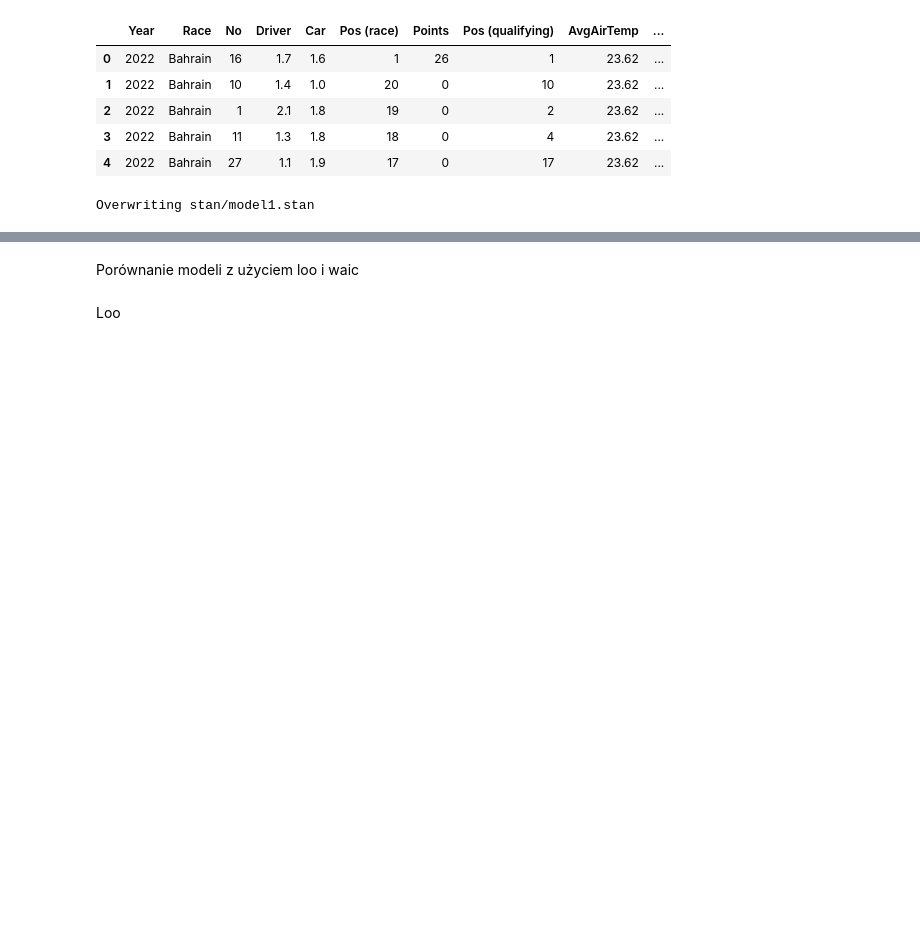
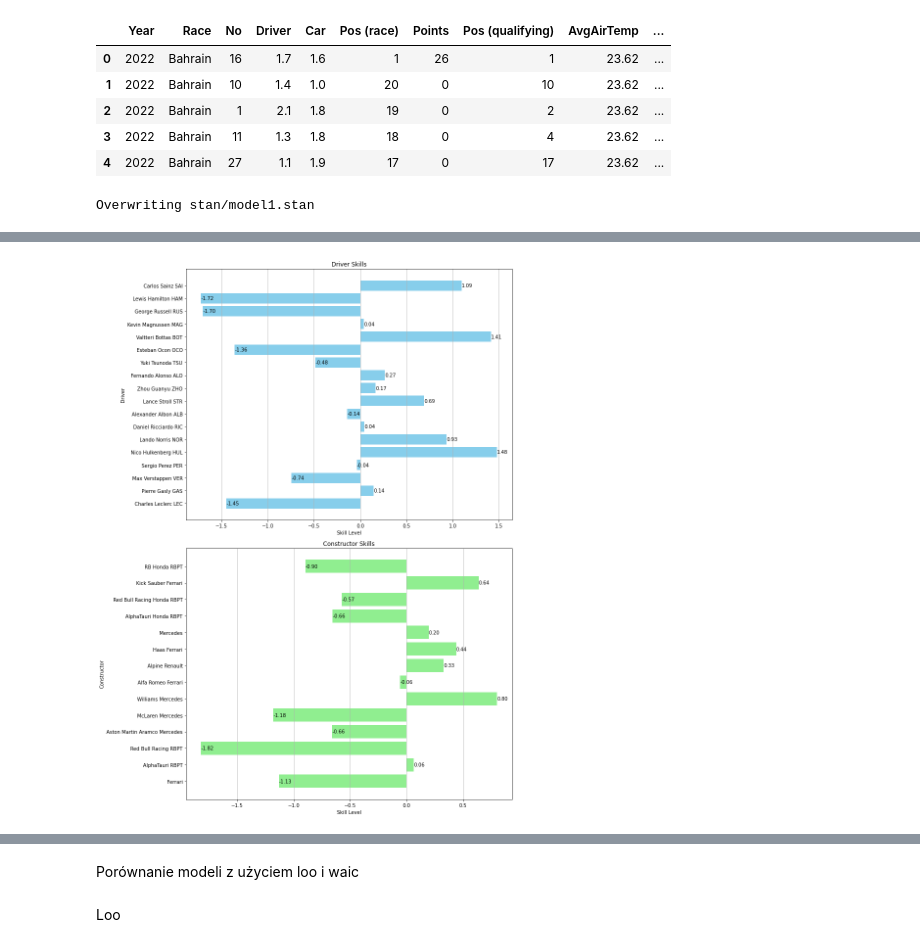
Before and after one commit to andrzejjnk/bayesian_f1, a Jupyter notebook: f1_project.ipynb, the cells around one changed output, grey strips where cells are left out. Cells and saved outputs as stored; diff of their text form; code cells hidden in the pictures; blank space fills up the shorter version.

```diff
--- a/f1_project.ipynb
+++ b/f1_project.ipynb
@@ -928,0 +335,55 @@ plt.show()
+# %%
+colour_for_constructors = {
+                        'Red Bull Racing Honda RBPT':           (30, 25, 172),       # Red Bull Blue
+                        'Red Bull Racing RBPT':                 (30, 25, 172),       # Red Bull Blue
+                        'Ferrari':                              (212, 0, 0),         # Ferrari Main Red
+                        'Mercedes':                             (4, 191, 173),       # Mercedes Petronas Turqoise
+                        'McLaren Mercedes':                     (255, 128, 0),       # Maclaren Main Papaya
+                        'Aston Martin Aramco Mercedes':         (0,128,133),         # AMR Main Green
+                        'Alpine Renault':                       (243, 99, 185),      # Alpine BWT Pink
+                        'RB Honda RBPT':                        (4,31,61),           # Alpha Tauri Main Blue
+                        'AlphaTauri RBPT':                      (4,31,61),           # Alpha Tauri Main Blue
+                        'AlphaTauri Honda RBPT':                (4,31,61),           # Alpha Tauri Main Blue
+                        'Haas Ferrari':                         (174, 174, 174),     # Haas Grey
+                        'Kick Sauber Ferrari':                  (165, 15, 45),       # Kick Sauber Main Red
+                        'Alfa Romeo Ferrari':                   (165, 15, 45),       # Alfa Romeo Main Red
+                        'Williams Mercedes':                    (0, 163, 224)        # Williams Main Blue
+                    }
+
+def rgb_to_hex(rgb):
+    return '#%02x%02x%02x' % rgb
+
+driver_skill_model1 = posterior_model_1.stan_variable('driver_skill')
+constructor_skill_model1 = posterior_model_1.stan_variable('constructor_skill')
+
+unique_driver_names = df['Name'].unique()
+unique_constructor_names = df['Constructor'].unique()
+
+mean_driver_skill_model1 = np.mean(driver_skill_model1, axis=0)
+mean_constructor_skill_model1 = np.mean(constructor_skill_model1, axis=0)
+
+fig, axs = plt.subplots(2, 1, figsize=(12, 16))
+
+bars = axs[0].barh(unique_driver_names, mean_driver_skill_model1, color='skyblue')
+axs[0].set_xlabel('Skill Level')
+axs[0].set_ylabel('Driver')
+axs[0].set_title('Driver Skills')
+axs[0].grid(axis='x')
+for bar in bars:
+    axs[0].text(bar.get_width(), bar.get_y() + bar.get_height()/2, f'{bar.get_width():.2f}',
+                va='center', ha='left', color='black')
+
+
+bars = axs[1].barh(unique_constructor_names, mean_constructor_skill_model1, color='lightgreen')
+axs[1].set_xlabel('Skill Level')
+axs[1].set_ylabel('Constructor')
+axs[1].set_title('Constructor Skills')
+axs[1].grid(axis='x')
+for bar in bars:
+    axs[1].text(bar.get_width(), bar.get_y() + bar.get_height()/2, f'{bar.get_width():.2f}',
+                va='center', ha='left', color='black')
+
+plt.tight_layout()
+plt.show()
+# %% [output]
+[figure, added]
```
Also changed, not shown: parts of 57 cells of this notebook, 8 other files.
